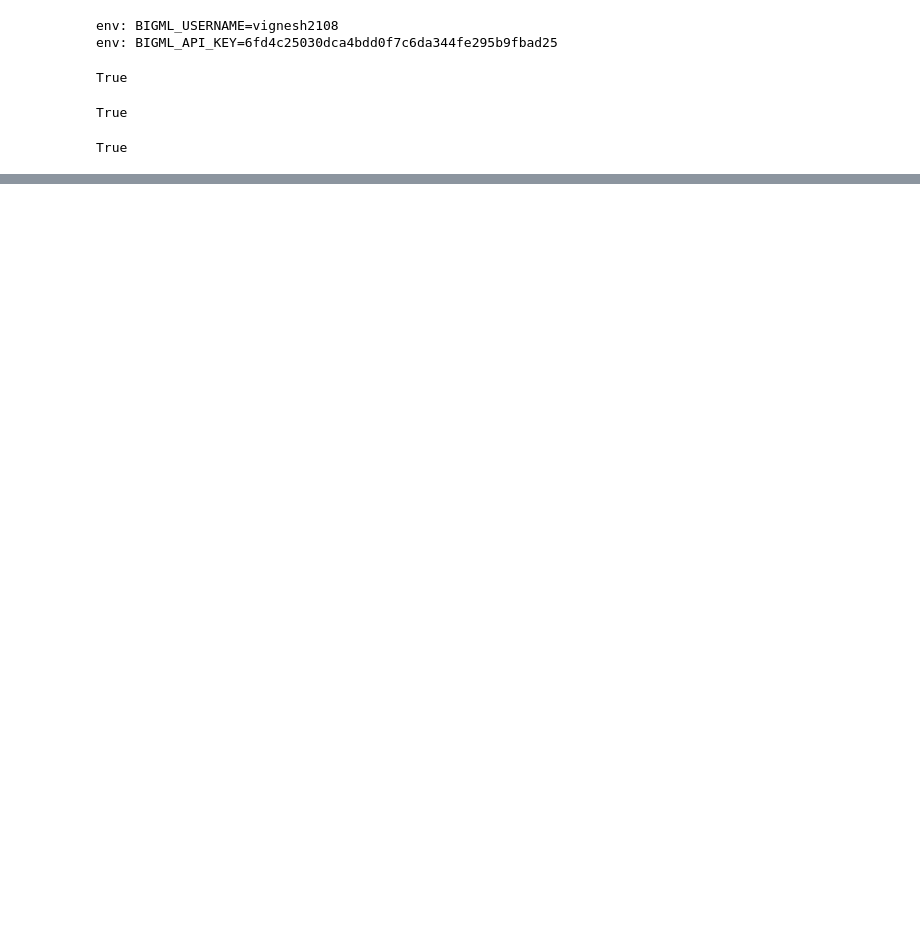
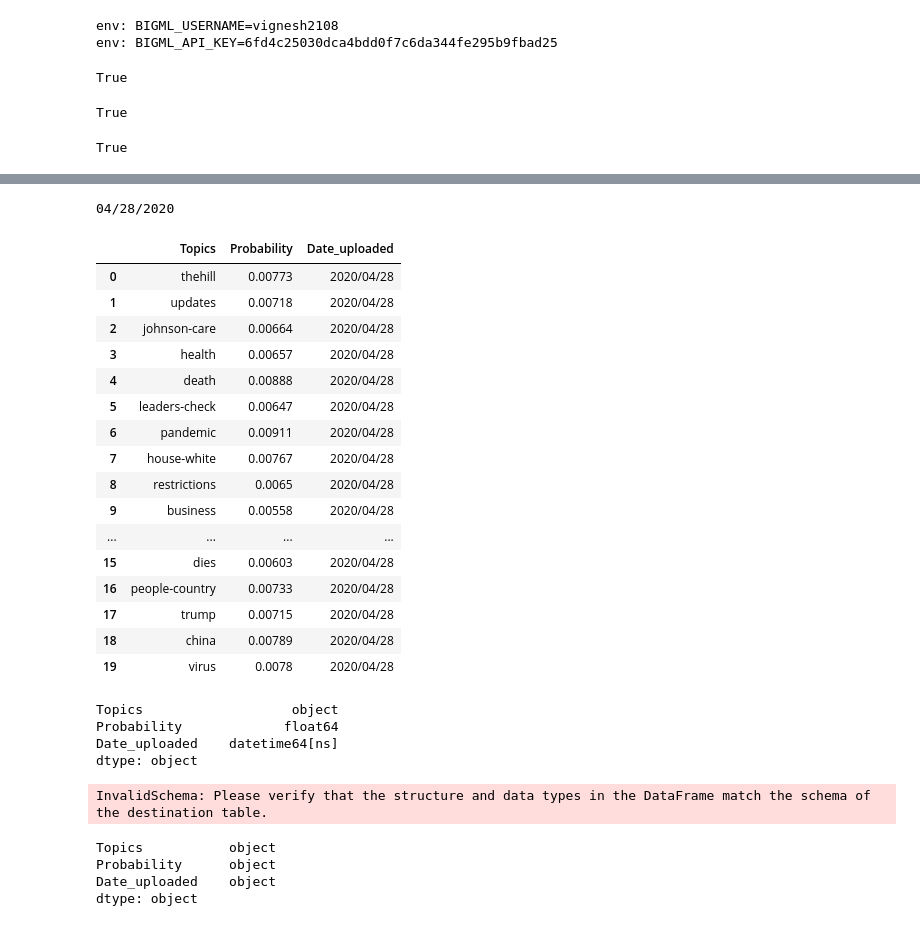
Before and after one commit to SwarnaLathaNatarajan/not-a-doctor, a Jupyter notebook: topic-modeling/Final/TopMod-bigML.ipynb, the cells around one changed output, grey strips where cells are left out. Cells and saved outputs as stored; diff of their text form; code cells hidden in the pictures; blank space fills up the shorter version.

```diff
--- a/topic-modeling/Final/TopMod-bigML.ipynb
+++ b/topic-modeling/Final/TopMod-bigML.ipynb
@@ -128,0 +132,28 @@ topicli
+# %%
+toappend=pd.DataFrame(oparr)
+# %%
+print (time.strftime("%m/%d/%Y"))
+toappend['Date_uploaded']=time.strftime("%Y/%m/%d")
+# %% [output]
+04/28/2020
+# %%
+toappend=toappend.rename(columns={0: "Topics", 1: "Probability"})
+toappend
+# %% [output]
+|  | Topics | Probability | Date_uploaded |
+| 0 | thehill | 0.00773 | 2020/04/28 |
+| 1 | updates | 0.00718 | 2020/04/28 |
+| 2 | johnson-care | 0.00664 | 2020/04/28 |
+| 3 | health | 0.00657 | 2020/04/28 |
+| 4 | death | 0.00888 | 2020/04/28 |
+| 5 | leaders-check | 0.00647 | 2020/04/28 |
+| 6 | pandemic | 0.00911 | 2020/04/28 |
+| 7 | house-white | 0.00767 | 2020/04/28 |
+| 8 | restrictions | 0.0065 | 2020/04/28 |
+| 9 | business | 0.00558 | 2020/04/28 |
+| ... | ... | ... | ... |
+| 15 | dies | 0.00603 | 2020/04/28 |
+| 16 | people-country | 0.00733 | 2020/04/28 |
+| 17 | trump | 0.00715 | 2020/04/28 |
+| 18 | china | 0.00789 | 2020/04/28 |
+| 19 | virus | 0.0078 | 2020/04/28 |
@@ -128,0 +163,13 @@ topicli
+# %%
+toappend.dtypes
+# %% [output]
+Topics                   object
+Probability             float64
+Date_uploaded    datetime64[ns]
+dtype: object
+# %%
+toappend.to_gbq(
+    destination_table='Topic_Modelling.Topics', project_id="not-a-doctor-273222", if_exists='append',
+)
+# %% [output]
+InvalidSchema: Please verify that the structure and data types in the DataFrame match the schema of the destination table.
@@ -128,0 +178,7 @@ topicli
+# %%
+toappend.dtypes
+# %% [output]
+Topics           object
+Probability      object
+Date_uploaded    object
+dtype: object
```
Also changed, not shown: parts of 10 cells of this notebook, 27 other files.
